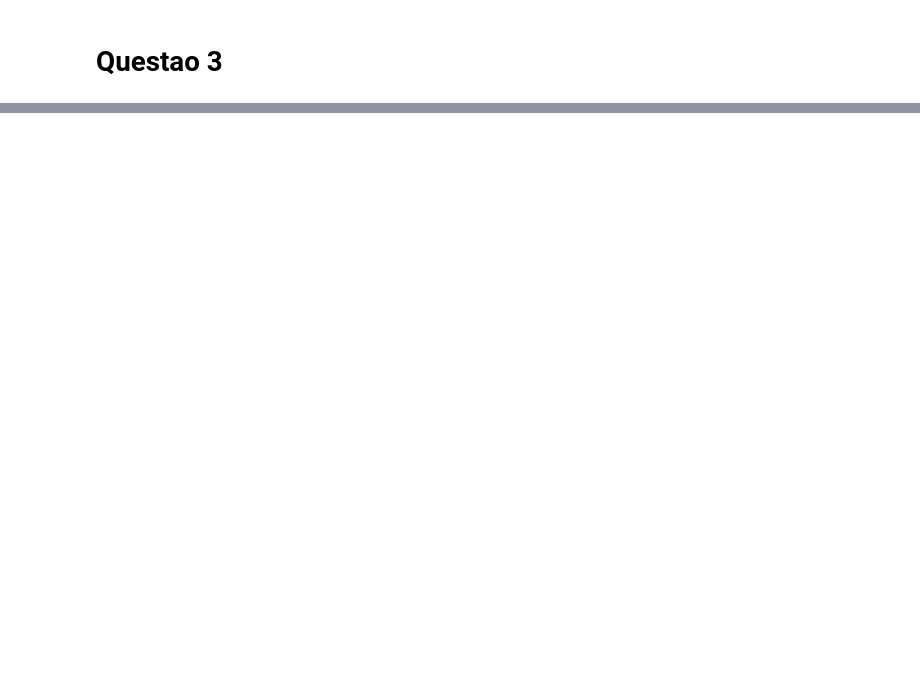
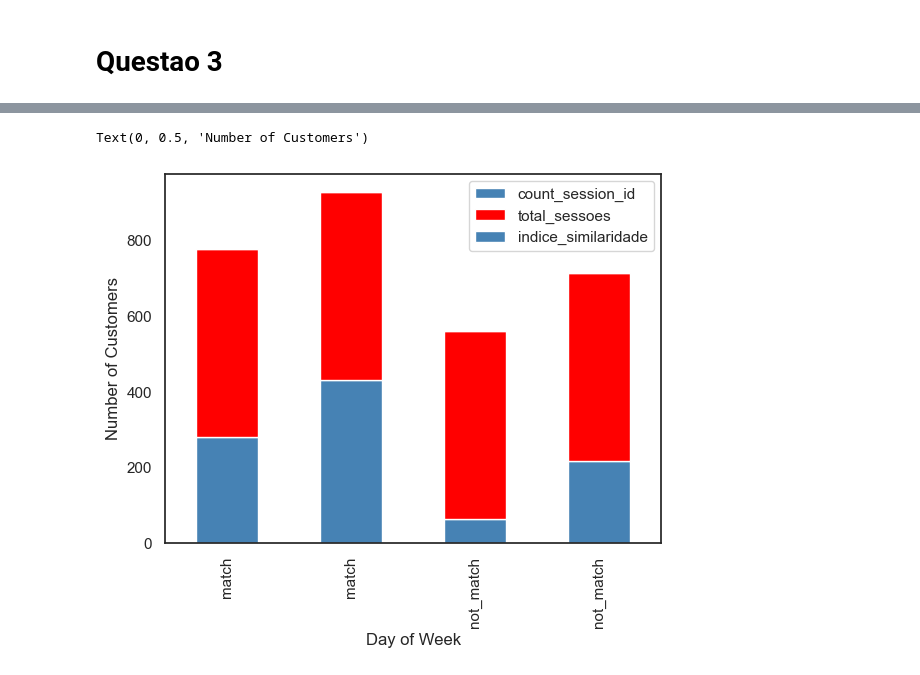
Before and after one commit to thalesluizbraga/fraud_food_company_analysis, a Jupyter notebook: analises/analises_consolidadas.ipynb, the cells around one changed output, grey strips where cells are left out. Saved outputs shown, nothing was run; the diff lists cells and outputs as text; code cells hidden in the pictures; blank space fills up the shorter version.

```diff
--- a/analises/analises_consolidadas.ipynb
+++ b/analises/analises_consolidadas.ipynb
@@ -182,3 +185,15 @@ df_questao3
 | 1 | match | 432 | 497 | 0.869215 | similaridade_real |
 | 2 | not_match | 65 | 497 | 0.130785 | similaridade_real |
 | 3 | not_match | 216 | 497 | 0.434608 | similaridade_projetada |
+# %%
+#set seaborn plotting aesthetics
+sns.set(style='white')
+
+#create stacked bar chart
+df_questao3.set_index('similaridade').plot(kind='bar', stacked=True, color=['steelblue', 'red'])
+
+plt.xlabel('Day of Week')
+plt.ylabel('Number of Customers')
+# %% [output]
+Text(0, 0.5, 'Number of Customers')
+[figure, added]
```
Also changed, not shown: parts of 4 cells of this notebook, 8 other files.
